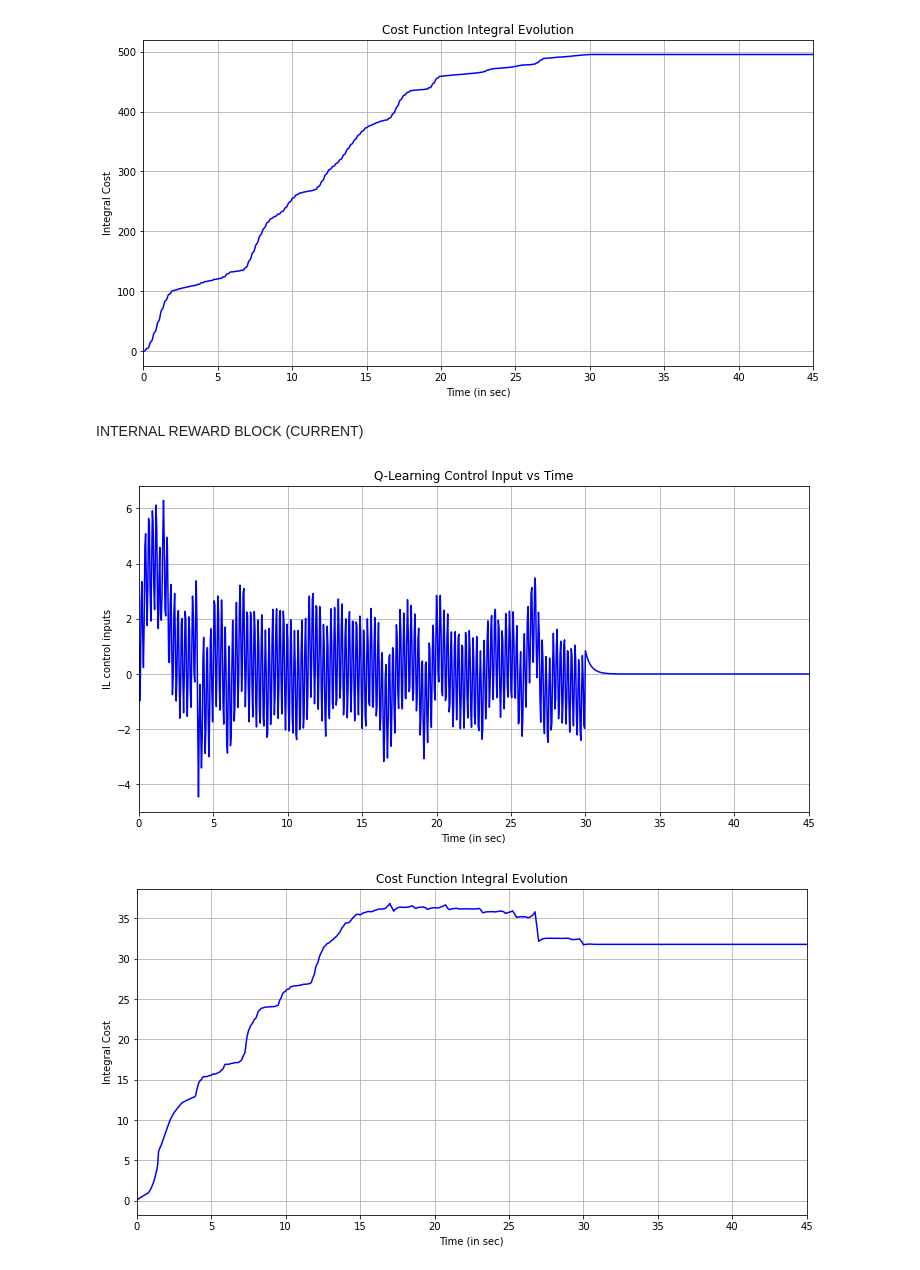
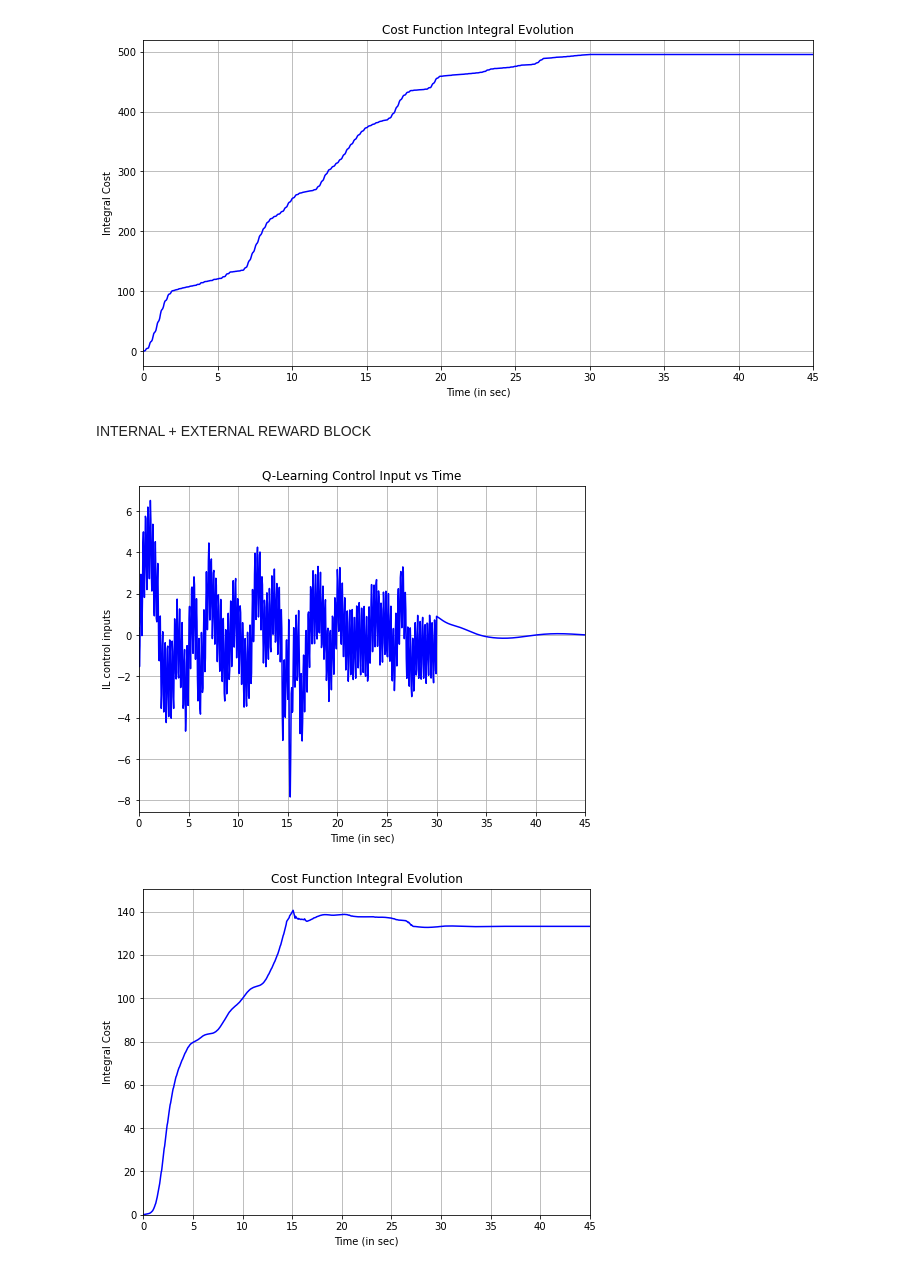
Before and after one commit to pconnelly410/IRL, a Jupyter notebook: IR_with_rxu.ipynb, the cells around one changed output. Drawn from its saved outputs; the diff is of its cells as text; code cells hidden in the pictures.

```diff
--- a/IR_with_rxu.ipynb
+++ b/IR_with_rxu.ipynb
@@ -10,10 +10,15 @@ import random
 HERE=Path.cwd()
 # %% [markdown]
 INIT SYSTEM BLOCK
+# %%
+# stab = -1 #(stable system)
+stab = 0.001 #(unstable system)
 # %%
+# System Initialization
+
 A = np.array([[-1.01887, 0.90506, -0.00215],
     [0.82225, -1.07741, -0.17555],
-    [0, 0, -1.0000]])
+    [0, 0, stab]])
 
 
 
@@ -585,7 +784,7 @@ plt.show(fig9)
 [figure]
 [figure]
 # %% [markdown]
-INTERNAL REWARD BLOCK (CURRENT)
+INTERNAL + EXTERNAL REWARD BLOCK
 # %%
 # Internal reward Block tradeoff between IR and ER
 pt = 1
@@ -713,9 +912,11 @@ for t in np.arange(hh,100,hh):
     elif pt == 1:
 
         countr = countr + 1
-        if countr == 10:
+        if countr == 1:
             pt = 1 - pt
             countr = 0
+
+    # print(pt)
 
     x_ix_series.append(x_n)
     Wc_ix_series.append(Wc_n)
@@ -734,23 +935,24 @@ for t in np.arange(hh,100,hh):
     sxu_ix_series.append(s_now)
 # %%
 # Controller plot
-fig3, ax3 = plt.subplots(figsize=(12, 6))
+fig3, ax3 = plt.subplots(figsize=(8, 6))
 ax3.plot(np.arange(0,100,hh), np.array(u_ix_series).reshape(2000), 'b')
 plt.xlim([0, 45])
 plt.title('Q-Learning Control Input vs Time')
 plt.xlabel('Time (in sec)')
 plt.ylabel('IL control inputs')
 ax3.grid()
 plt.show(fig3)
 
-fig4, ax4 = plt.subplots(figsize=(12, 6))
+fig4, ax4 = plt.subplots(figsize=(8, 6))
 ax4.plot(np.arange(0,100,hh), np.array(p_ix_series).reshape(2000), 'b')
 plt.xlim([0, 45])
+plt.ylim([0,10+np.max(np.array(p_ix_series))])
 plt.title('Cost Function Integral Evolution')
 plt.xlabel('Time (in sec)')
 plt.ylabel('Integral Cost')
 ax4.grid()
 plt.show(fig4)
 # %% [output]
-[figure, old version]
+[figure, new version]
-[figure, old version]
+[figure, new version]
```
Also changed, not shown: parts of 13 cells of this notebook, 1 other file.
